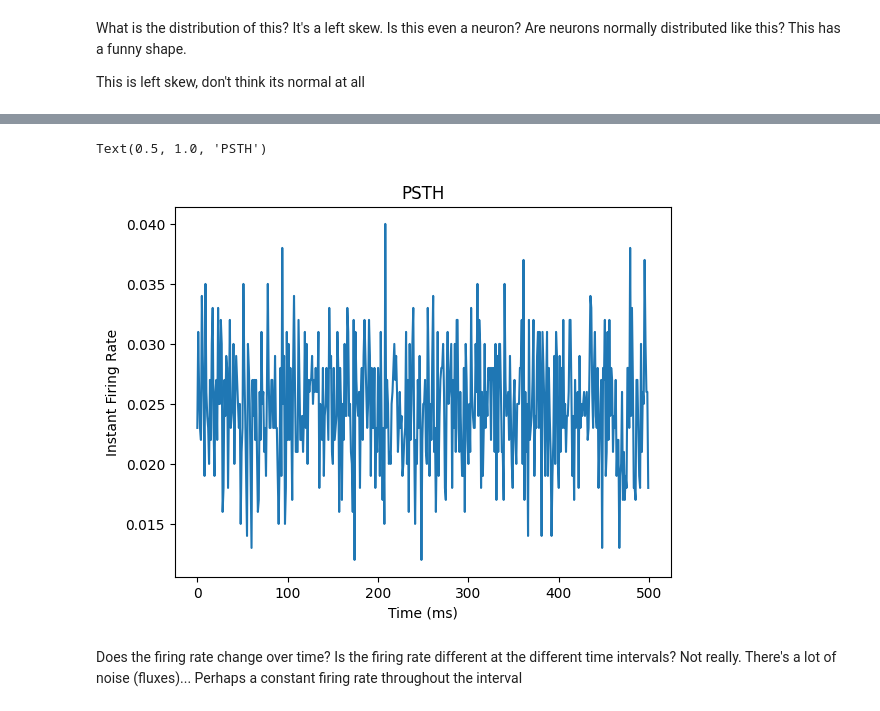
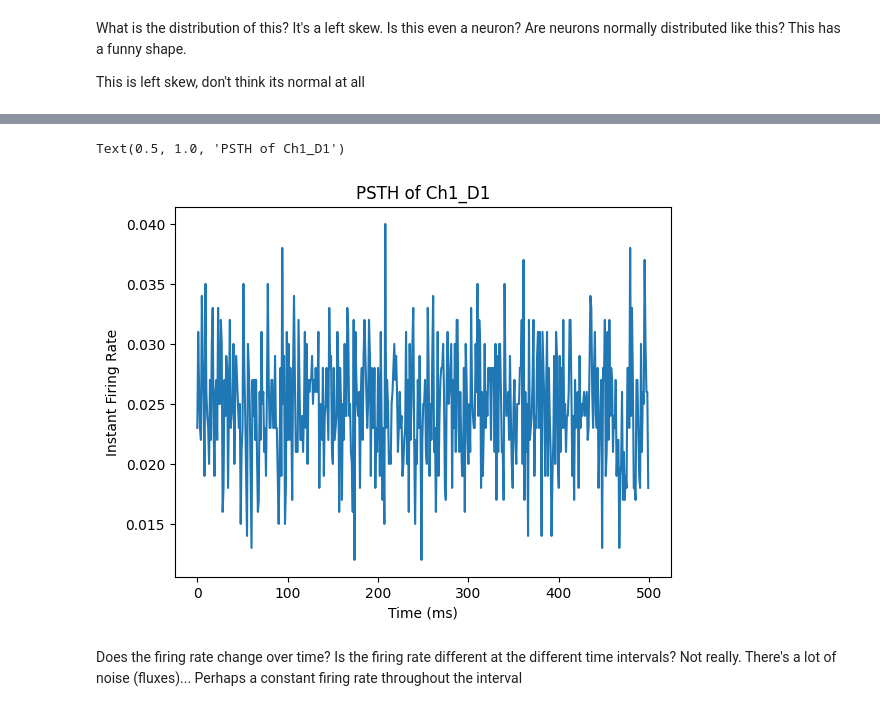
Before and after one commit to witchofizalith/MA665_HW, a Jupyter notebook: topic4/topic4.ipynb, the cells around one changed output, grey strips where cells are left out. Cells and saved outputs as stored; diff of their text form; code cells hidden in the pictures.

```diff
--- a/topic4/topic4.ipynb
+++ b/topic4/topic4.ipynb
@@ -21,10 +21,10 @@ np.shape(d)
 # %% [markdown]
 object d contains 1000 rows, 500 columns
 # %%
-n_trials = np.shape(d)[0]
-T = np.shape(d)[1]
-print(n_trials)
-print(T)
+dn_trials = np.shape(d)[0]
+dT = np.shape(d)[1]
+print(dn_trials)
+print(dT)
 # %% [output]
 1000
 500
@@ -139,8 +147,8 @@ What is the distribution of this? It's a left skew. Is this even a neuron? Are n
 This is left skew, don't think its normal at all
 # %%
 #THE PSTH
-prob_spike = np.sum(d,0)/n_trials; #this will give us the probabiliy of a spike at any moment in time
-print(prob_spike)
+dprob_spike = np.sum(d,0)/dn_trials; #this will give us the probabiliy of a spike at any moment in time
+print(dprob_spike)
 # %% [output]
 [0.023 0.031 0.026 0.023 0.022 0.034 0.029 0.025 0.019 0.035 0.026 0.024
  0.023 0.02  0.027 0.022 0.03  0.033 0.023 0.019 0.026 0.027 0.022 0.033
@@ -162,16 +170,16 @@ print(prob_spike)
 # %%
 #PSTH
 #TO GET THE INSTANT FFIRING RATE we MUST:
 dt = 00.1 #this is the uhhh time between samples in [s] == 1 ms
-instant_firing_rate = prob_spike/dt
-plt.plot(prob_spike)
+dinstant_firing_rate = dprob_spike/dt
+plt.plot(dprob_spike)
 #what is the firing rate approximately? what should the axes be?
 plt.xlabel('Time (ms)')
 plt.ylabel('Instant Firing Rate')
-plt.title('PSTH')
+plt.title('PSTH of Ch1_D1')
 # %% [output]
-Text(0.5, 1.0, 'PSTH')
+Text(0.5, 1.0, 'PSTH of Ch1_D1')
-[figure, old version]
+[figure, new version]
 # %% [markdown]
 Does the firing rate change over time? Is the firing rate different at the different time intervals? Not really. There's a lot of noise (fluxes)... Perhaps a constant firing rate throughout the interval
 # %%
```
Also changed, not shown: parts of 12 cells of this notebook, 1 other file.
